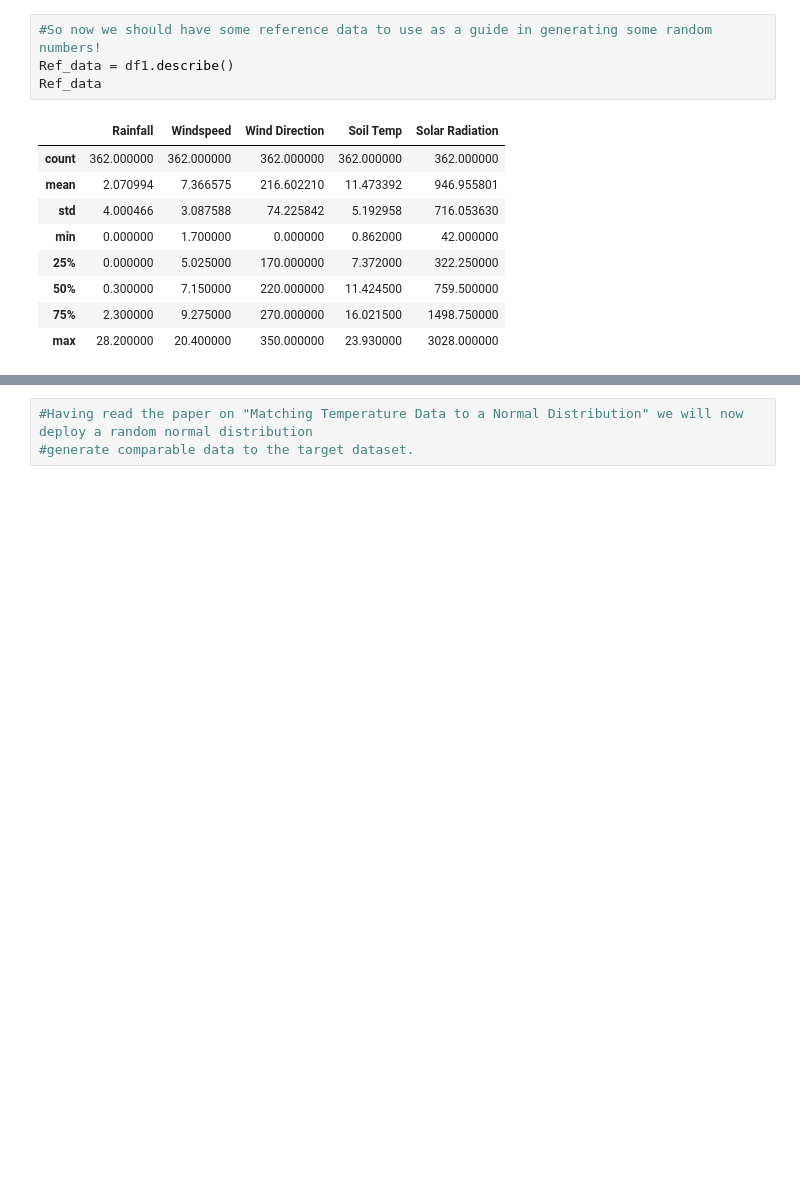
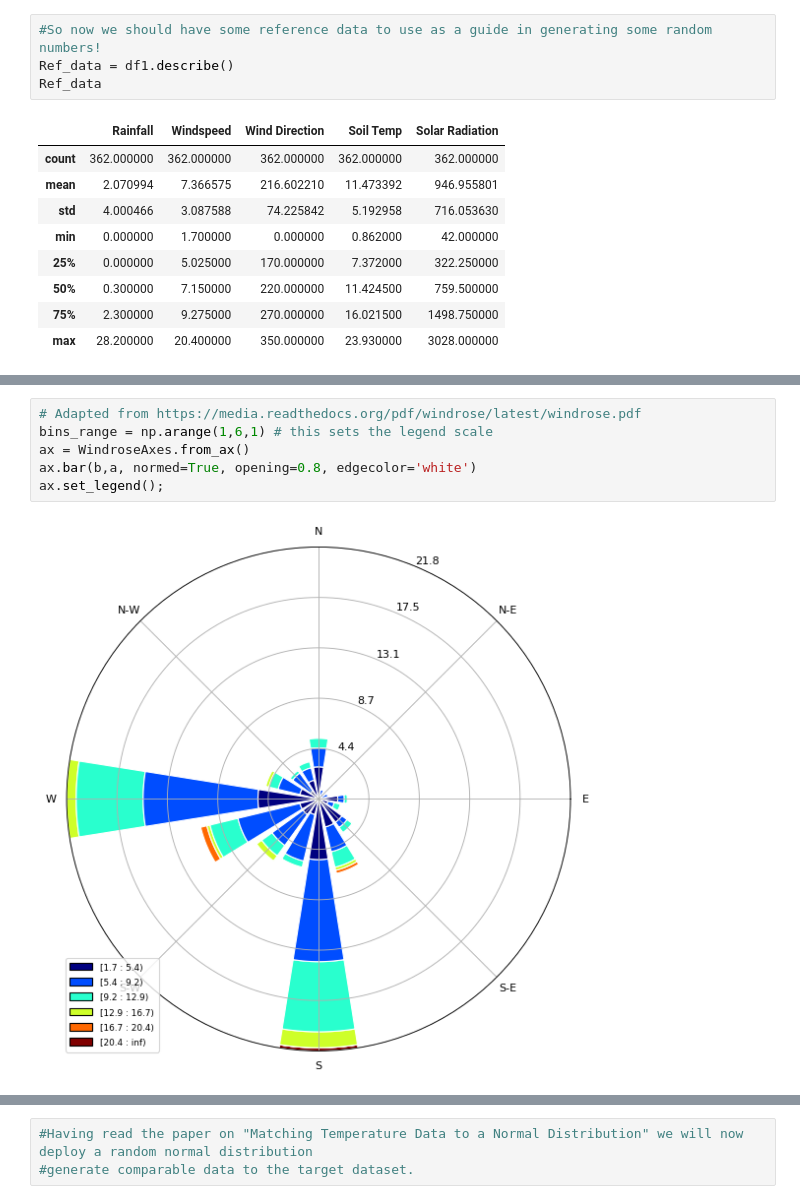
Before and after one commit to jruther/Programming_for_DA_PROJECT, a Jupyter notebook: Programming for DA _PROJECT-Copy2.ipynb, the cells around one changed output, grey strips where cells are left out. Saved outputs shown, nothing was run; the diff lists cells and outputs as text; blank space fills up the shorter version.

```diff
--- a/Programming for DA _PROJECT-Copy2.ipynb
+++ b/Programming for DA _PROJECT-Copy2.ipynb
@@ -173,0 +188,8 @@ dtype: float64
+# %%
+# Adapted from https://media.readthedocs.org/pdf/windrose/latest/windrose.pdf
+bins_range = np.arange(1,6,1) # this sets the legend scale
+ax = WindroseAxes.from_ax()
+ax.bar(b,a, normed=True, opening=0.8, edgecolor='white')
+ax.set_legend();
+# %% [output]
+[figure, added]
```
Also changed, not shown: parts of 61 cells of this notebook.
